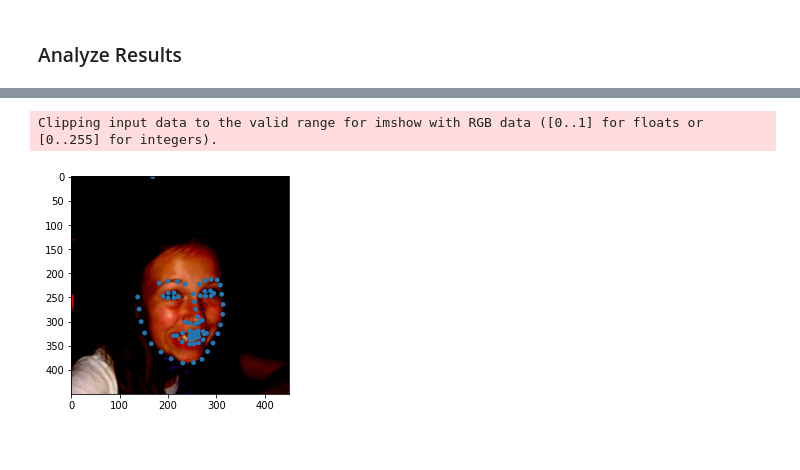
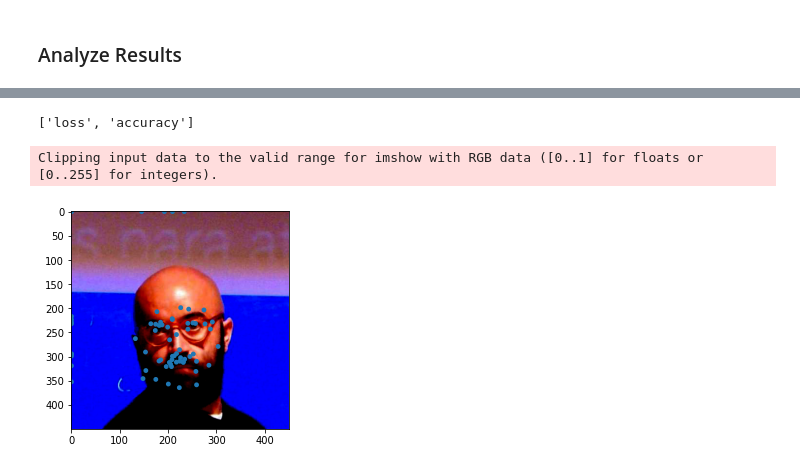
Before and after one commit to Waidhoferj/CSC-566-Project, a Jupyter notebook: FacialLandmarks.ipynb, the cells around one changed output, grey strips where cells are left out. Drawn from its saved outputs; the diff is of its cells as text; code cells hidden in the pictures.

Commit message:
updated model

```diff
--- a/FacialLandmarks.ipynb
+++ b/FacialLandmarks.ipynb
@@ -164,4 +143 @@ Non-trainable params: 672
 _________________________________________________________________
-# %%
-for x in val_data.batch(64).take(1):
-  print(x[0].shape)
@@ -180,7 +174,7 @@ else:
 # %% [markdown]
 ### Analyze Results
 # %%
-# path = os.path.join(PROJECT_FILEPATH, "models", "Base.h5")
-# basic_model = tf.keras.models.load_model(path)
+path = os.path.join(PROJECT_FILEPATH, "models", "Base.h5")
+basic_model = tf.keras.models.load_model(path)
 images = test_data.map(lambda x,y: x)
-predictions = basic_model.predict(images.batch(64))
+eval = basic_model.evaluate(images.batch(64))
@@ -187,13 +183,17 @@ predictions = basic_model.predict(images.batch(64))
+# %%
+basic_model.metrics_names
+# %% [output]
+['loss', 'accuracy']
 # %%
 #@title View Predicted Images
-image_index = 8 #@param {type:"slider", min:1, max:16, step:1}
+image_index = 4 #@param {type:"slider", min:1, max:16, step:1}
 points = predictions * 450
 i = 0
 for x in images:
   if (i == image_index):
     display_landmarks(tf.reshape(x, DataLoader.IMAGE_SHAPE), points[image_index])
     break
   i += 1
 # %% [output]
 Clipping input data to the valid range for imshow with RGB data ([0..1] for floats or [0..255] for integers).
-[figure, old version]
+[figure, new version]
```
Also changed, not shown: parts of 7 cells of this notebook.
